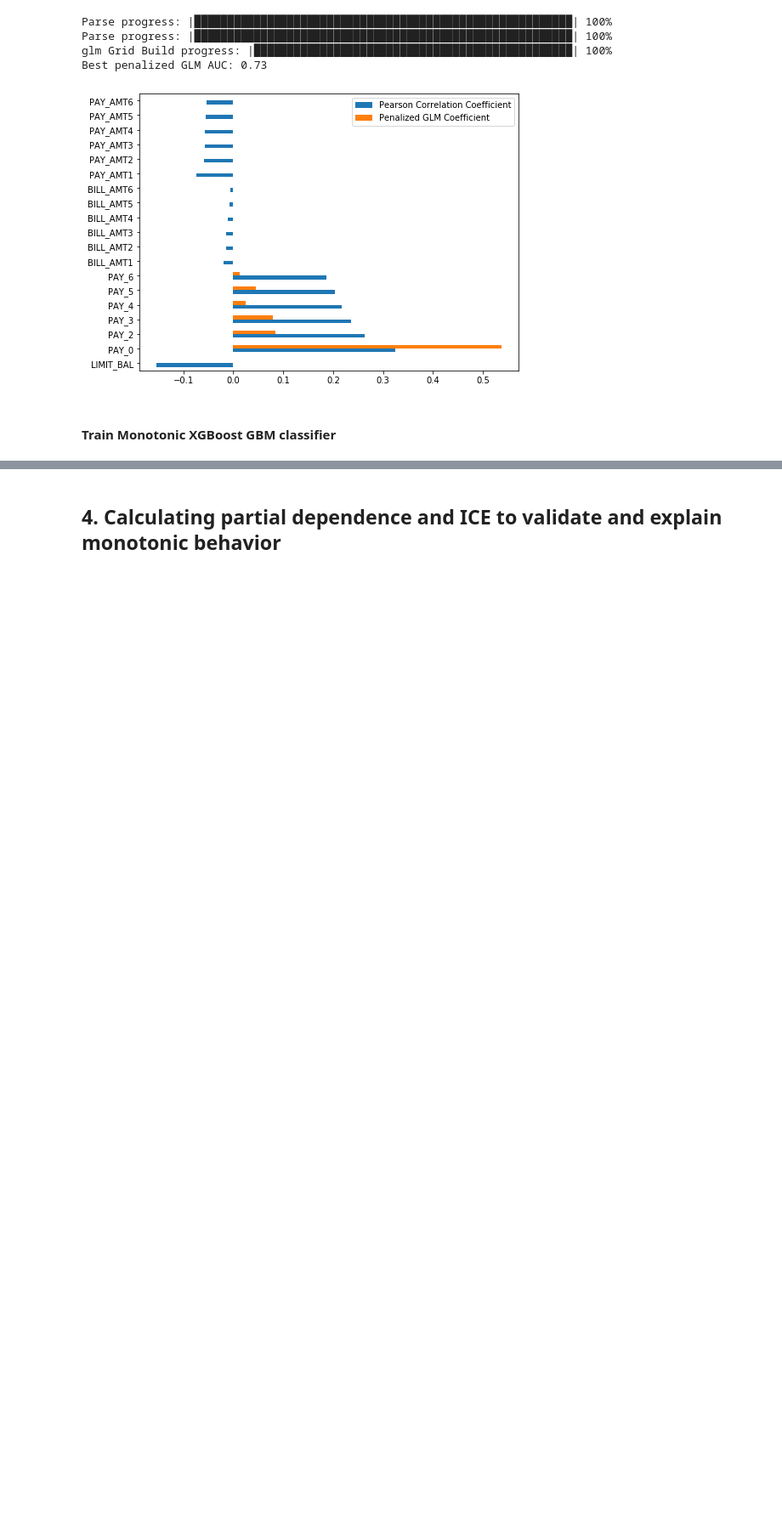
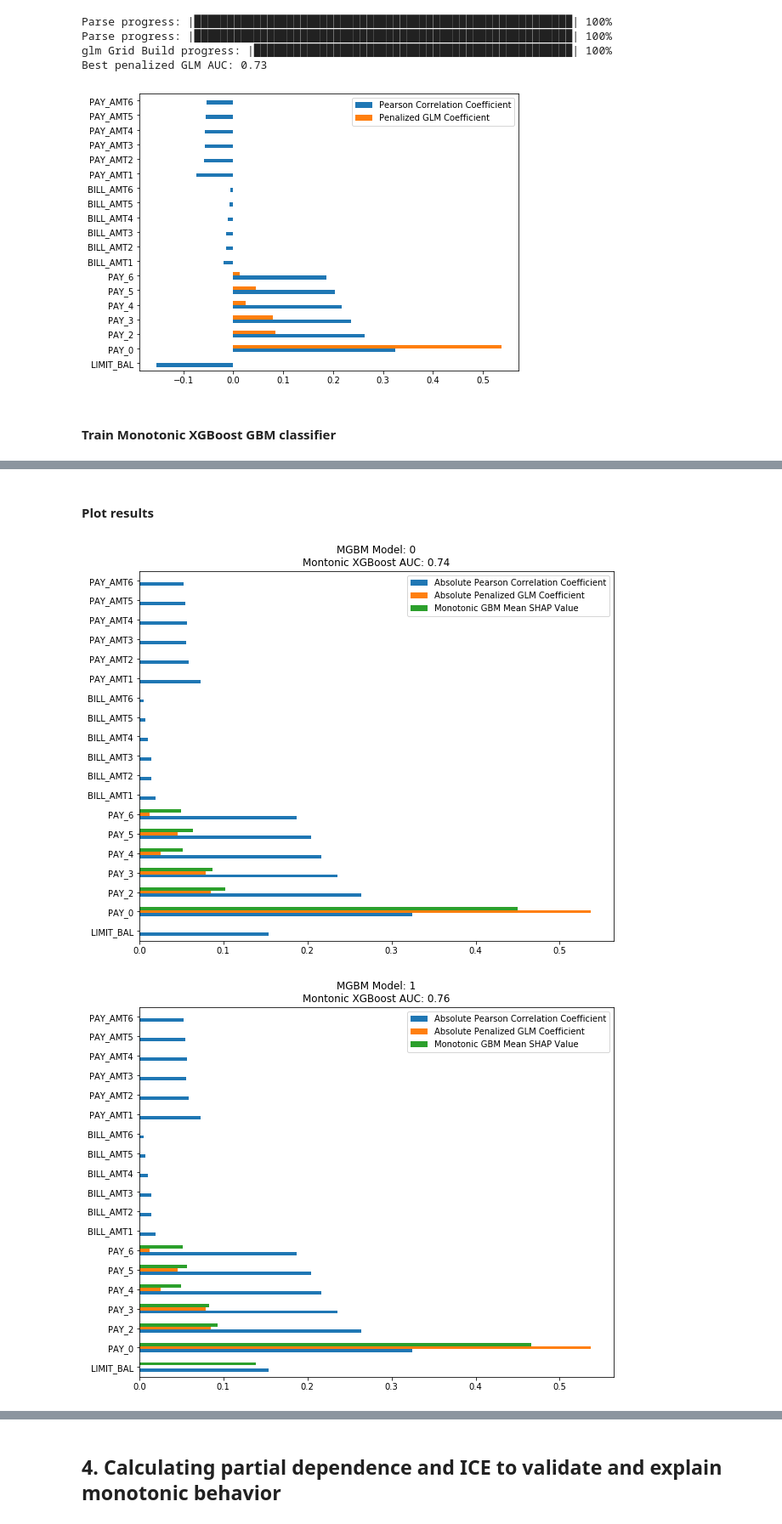
Before and after one commit to jphall663/interpretable_machine_learning_with_python, a Jupyter notebook: glm_mgbm_gbm.ipynb, the cells around one changed output, grey strips where cells are left out. Shown: that part at 85% size. Cells and saved outputs as stored; diff of their text form; code cells hidden in the pictures; blank space fills up the shorter version.

Commit message:
working through some plotting options/difficulties

```diff
--- a/glm_mgbm_gbm.ipynb
+++ b/glm_mgbm_gbm.ipynb
@@ -307,38 +274,28 @@ for j, name in enumerate(next_list):
     names = list(test[X_selected + [y]].corr()[y].index)[:-1]
     signs = list([int(i) for i in np.sign(test[X_selected + [y]].corr()[y].values[:-1])])
     mc = dict(zip(names, signs))
-    #print(mc)
 
     # convert training and test data to h2o format
-    # necessary to ensure ordering of Shapley values matches X_selected
-    htrain = h2o.H2OFrame(train[X_selected + [y]])
-    htrain[y] = htrain[y].asfactor()
+    htrain = h2o.H2OFrame(train[X_selected + [y]]) # necessary to ensure ordering of Shapley values matches X_selected
+    htrain[y] = htrain[y].asfactor()               # ensure y is treated as binomial
     htest = h2o.H2OFrame(test[X_selected + [y]])
 
     # train model and calculate Shapley values
     mgbm_models.append(mgbm_grid(X_selected, mc))
     shap_values = mgbm_models[j].predict_contributions(htest).as_data_frame().values[:,:-1]
-    #print(mgbm_models[j])
-    #print(shap_values)
 
     # update Pandas dataframe with current model Shapley values
     col = pd.DataFrame({'Monotonic GBM Mean SHAP Value':
-                        list(np.abs(shap_values).mean(axis=0))}, index=X_selected) # <- index appears wrong!!!
+                        list(np.abs(shap_values).mean(axis=0))}, index=X_selected)
     abs_corr_glm_mgbm_shap.update(col)
-    corr_glm_mgbm_shap_coefs.append(abs_corr_glm_mgbm_shap)
-    #print(col)
-    #print(corr_glm_mgbm_shap_coefs[j])
+    corr_glm_mgbm_shap_coefs.append(abs_corr_glm_mgbm_shap.copy(deep=True)) # deep copy necessary
 
     # retrieve AUC and print progress
     auc_ = mgbm_models[j].auc(valid=True)
     print('Completed grid search %i/%i with AUC: %.2f ...\n' % (j+1, len(next_list), auc_))
 
-    # plot results
-    title_ = 'Features: {x}\nMontonic XGBoost AUC: {auc:.2f}'.format(x=str(X_selected), auc=auc_)
-    fig, ax_ = plt.subplots(figsize=(10, 8))
-    _ = corr_glm_mgbm_shap_coefs[j].plot(kind='barh', ax=ax_, title=title_)
-
-    # add the next feature for the next modeling iteration
+    # add the next most y-correlated feature
+    # for the next modeling iteration
     X_selected = X_selected + [next_list[j]]
 
 print('Done.')
@@ -375,0 +320,13 @@ Done.
+# %% [markdown]
+#### Plot results
+# %%
+for j, frame in enumerate(corr_glm_mgbm_shap_coefs):
+
+    # plot results
+    auc_ = mgbm_models[j].auc(valid=True)
+    title_ = 'MGBM Model: {j}\nMontonic XGBoost AUC: {auc:.2f}'.format(j=str(j), auc=auc_)
+    fig, ax_ = plt.subplots(figsize=(10, 8))
+    _ = frame.plot(kind='barh', ax=ax_, title=title_)
+# %% [output]
+[figure, added]
+[figure, added]
```
Also changed, not shown: parts of 24 cells of this notebook.
